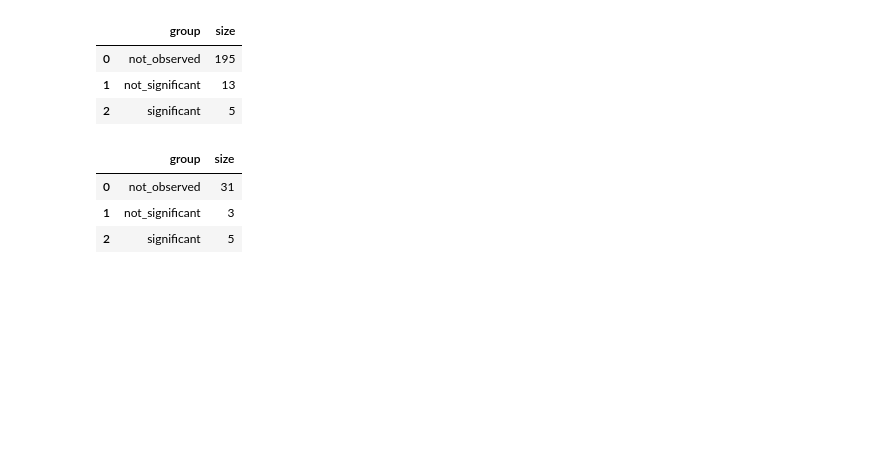
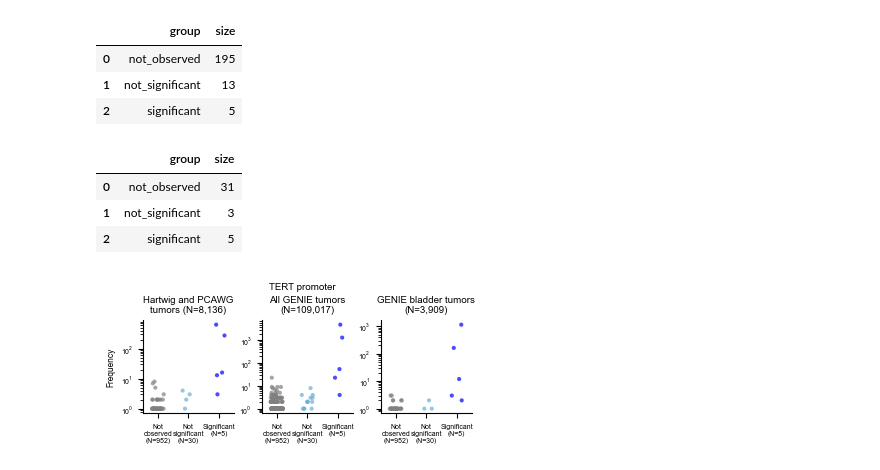
Before and after one commit to bbglab/normal_bladder_paper, a Jupyter notebook: extended/extended10/ExtendedFig10.ipynb, the cells around one changed output. Cells and saved outputs as stored; diff of their text form; code cells hidden in the pictures; blank space fills up the shorter version.

```diff
--- a/extended/extended10/ExtendedFig10.ipynb
+++ b/extended/extended10/ExtendedFig10.ipynb
@@ -792,9 +785,10 @@ size_groups_genie_bladder
 | 1 | not_significant | 3 |
 | 2 | significant | 5 |
 # %%
-TERT_multipanel_saturation_fig = os.path.join(output_dir,'ExtendedFig10d_TERTp_selection_comparisons.png')
+TERT_multipanel_saturation_fig = os.path.join(output_dir,'ExtendedFig10d_TERTp_selection_comparisons.pdf')
 
-fig, axs = plt.subplots(1, 3, figsize=(7,3), sharex=False)
+fig, axs = plt.subplots(1, 3, figsize=(4.25,1.2), sharex=False)
+fig.subplots_adjust(wspace=0.3)
 
 #Frequency cancer
 sns.stripplot(data=table,
@@ -807,6 +801,7 @@ sns.stripplot(data=table,
               hue_order= ['significant', 'not_significant', 'not_observed'],
               palette=custom_palette,  # Apply the custom palette
               linewidth=1,
+              s = 3,
               ax=axs[0])
 axs[0].legend([], [], frameon=False)
 axs[0].set_yscale('log')
@@ -815,10 +810,10 @@ axs[0].set_xlabel('')
 axs[0].set_title('Hartwig and PCAWG\ntumors (N=8,136)')
 axs[0].spines[['top','right']].set_visible(False)
 axs[0].set_xticks([0,1,2],
-               [f"Not observed\n(N={size_groups[size_groups['group'] == 'not_observed']['size'].values[0]:,})",
-                    f"Not significant\n(N={size_groups[size_groups['group'] == 'not_significant']['size'].values[0]:,})",
+                [f"Not\nobserved\n(N={size_groups[size_groups['group'] == 'not_observed']['size'].values[0]:,})",
+                    f"Not\nsignificant\n(N={size_groups[size_groups['group'] == 'not_significant']['size'].values[0]:,})",
                     f"Significant\n(N={size_groups[size_groups['group'] == 'significant']['size'].values[0]:,})"],
-                    rotation=45,
+                    rotation=0,
                     fontsize = plot_fontsizes_general_config["custom_text_fontsize"])
 
 
@@ -834,6 +829,7 @@ sns.stripplot(data=table,
               hue_order= ['significant', 'not_significant', 'not_observed'],
               palette=custom_palette,  # Apply the custom palette
               linewidth=1,
+              s = 3,
               ax=axs[1])
 
 axs[1].legend([], [], frameon=False)
@@ -843,41 +839,46 @@ axs[1].set_xlabel('')
 axs[1].set_title('All GENIE tumors\n(N=109,017)')
 axs[1].spines[['top','right']].set_visible(False)
 axs[1].set_xticks([0,1,2],
-               [f"Not observed\n(N={size_groups[size_groups['group'] == 'not_observed']['size'].values[0]:,})",
-                    f"Not significant\n(N={size_groups[size_groups['group'] == 'not_significant']['size'].values[0]:,})",
+                [f"Not\nobserved\n(N={size_groups[size_groups['group'] == 'not_observed']['size'].values[0]:,})",
+                    f"Not\nsignificant\n(N={size_groups[size_groups['group'] == 'not_significant']['size'].values[0]:,})",
                     f"Significant\n(N={size_groups[size_groups['group'] == 'significant']['size'].values[0]:,})"],
-                    rotation=45,
+                    rotation=0,
                     fontsize = plot_fontsizes_general_config["custom_text_fontsize"])
 
 
 #Frequency GENIE bladder
 sns.stripplot(data=table,
               x='group',
               y='genie_mut_bladder',
               jitter=0.2,
               hue='group',
               edgecolor='none',
               hue_order= ['significant', 'not_significant', 'not_observed'],
               palette=custom_palette,  # Apply the custom palette
               linewidth=1,
               alpha=0.7,
+              s = 3,
               ax=axs[2])
 axs[2].legend([], [], frameon=False)
 axs[2].set_yscale('log')
 axs[2].set_ylabel('')
 axs[2].set_xlabel('')
 axs[2].set_xticks([0,1,2],
-                [f"Not observed\n(N={size_groups[size_groups['group'] == 'not_observed']['size'].values[0]:,})",
-                    f"Not significant\n(N={size_groups[size_groups['group'] == 'not_significant']['size'].values[0]:,})",
+                [f"Not\nobserved\n(N={size_groups[size_groups['group'] == 'not_observed']['size'].values[0]:,})",
+                    f"Not\nsignificant\n(N={size_groups[size_groups['group'] == 'not_significant']['size'].values[0]:,})",
                     f"Significant\n(N={size_groups[size_groups['group'] == 'significant']['size'].values[0]:,})"],
-                    rotation=45,
+                    rotation=0,
                     fontsize = plot_fontsizes_general_config["custom_text_fontsize"])
 
 axs[2].set_title('GENIE bladder tumors\n(N=3,909)')
 axs[2].spines[['top','right']].set_visible(False)
 
-plt.tight_layout()
-plt.savefig(TERT_multipanel_saturation_fig, dpi = 300)
+fig.suptitle("TERT promoter", y = 1.2)
+
+plt.savefig(TERT_multipanel_saturation_fig, bbox_inches = 'tight', dpi = 300)
+plt.show()
+# %% [output]
+[figure, added]
 # %%
 # TERT_multipanel_saturation_fig = os.path.join(output_dir,'ExtendedFig10d_TERTp_selection_comparisons.violin.png')
 
```
Also changed, not shown: parts of 4 cells of this notebook, 12 other files.
